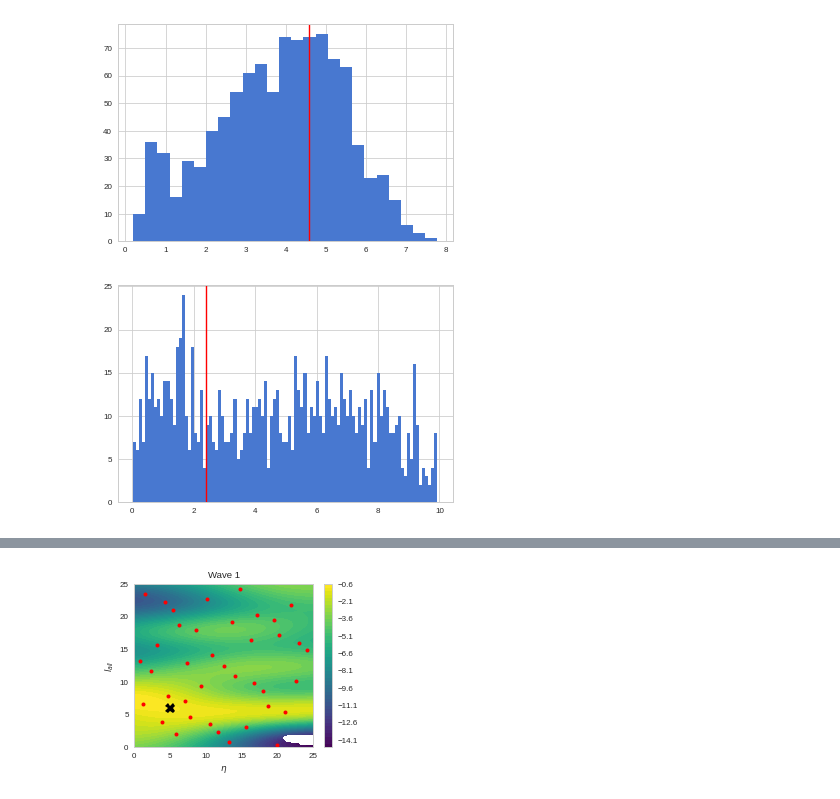
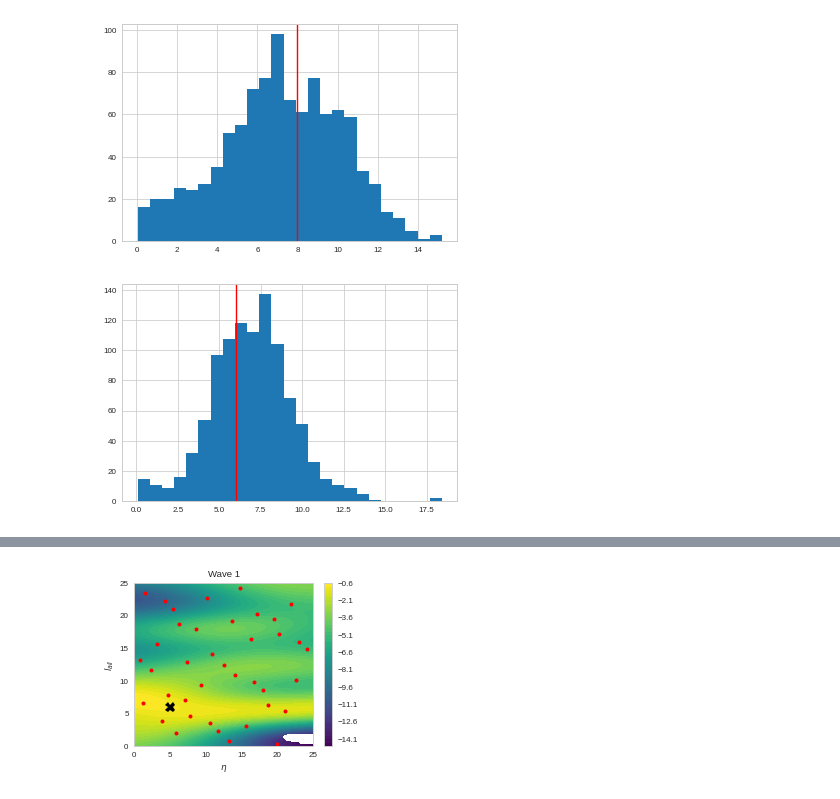
Before and after one commit to ctorney/abc-graph-nets, a Jupyter notebook: inference_2d/two_parameter_inference.ipynb, the cells around one changed output, grey strips where cells are left out. Cells and saved outputs as stored; diff of their text form; code cells hidden in the pictures.

```diff
--- a/inference_2d/two_parameter_inference.ipynb
+++ b/inference_2d/two_parameter_inference.ipynb
@@ -558,9 +509,9 @@ array([1.06457949, 5.45147002, 6.96331561, 5.57915174])
 # %%
 # #macrodata = macrodata.T
-# cov
-lrep
+# # cov
+# lrep
 
-sim_output = simulator_2d([4.6,2.4])
+# sim_output = simulator_2d([4.6,2.4])
 # %%
 
 data_vector = np.mean(macrodata,axis=0)
@@ -590,14 +541,17 @@ def simulator_2d(params):
 
     sum_stats = []
 
+
     for i in range(repeat):
 
         X = sim.micro_state[i,:,:,:2]
-        V = sim.micro_state[i,:,:,2:]
+        V = sim.micro_state[i,:,:,2:4]
+        A = sim.micro_state[i,:,:,4:]
 
-        sum_stats.append(epd(X,V).numpy())
 
-    return np.array(sum_stats).reshape((-1,4))
+        sum_stats.append(gnn_model(_parse_graph([X,V,A])).numpy())#[:,1:3])
+
+    return np.array(sum_stats).reshape((-1,2))
 # %%
 # abcGP.sobel_range
 
@@ -617,15 +571,15 @@ def simulator_2d(params):
 #2D inference of l_ali and eta:
 ndim = 2
 p_start = np.array([0.0,0.0])
-p_range = np.array([10.0,10.0])
+p_range = np.array([25.0,25.0])
 
 # use values for plotting the predicted GP
 X = np.array([np.linspace(p_start[0],p_start[0]+p_range[0],100),np.linspace(p_start[1],p_start[1]+p_range[1],100)])
 y_previous = np.full((100,100),np.log(1e-18))
 
 # number of waves
-n_wave = 10
-n_points = 20
+n_wave = 5
+n_points = 25
 T = 5
 
 # number of points to add per wave
@@ -693,7 +643,7 @@ Y = abcGP.sobel_points[np.isfinite(abcGP.likelihood)]
 logl = abcGP.predict_final(Y)[0]
 startval = Y[np.argsort(-logl[:,0])[0]]
 #startval = abcGP.sobel_points[np.random.choice(abcGP.sobel_points.shape[0])]
-prior = np.array(((0.0,10.0),(0.0,10.0)))
+prior = np.array(((0.0,25.0),(0.0,25.0)))
 print(startval)
 
 # step size is 1/50th of the plausible range
@@ -766,17 +716,17 @@ plt.show()
 # %%
 plt.hist(samples[:,0],bins=25)
 plt.axvline(data_lali,c='r')
 
 plt.show()
 
 
-plt.hist(samples[:,1],bins=100)
+plt.hist(samples[:,1],bins=25)
 plt.axvline(data_latt,c='r')
 
 plt.show()
 # %% [output]
-[figure, old version]
+[figure, new version]
-[figure, old version]
+[figure, new version]
 # %%
 plt.plot(samples[:,1])
 # %% [output]
```
Also changed, not shown: parts of 33 cells of this notebook, 4 other files.
